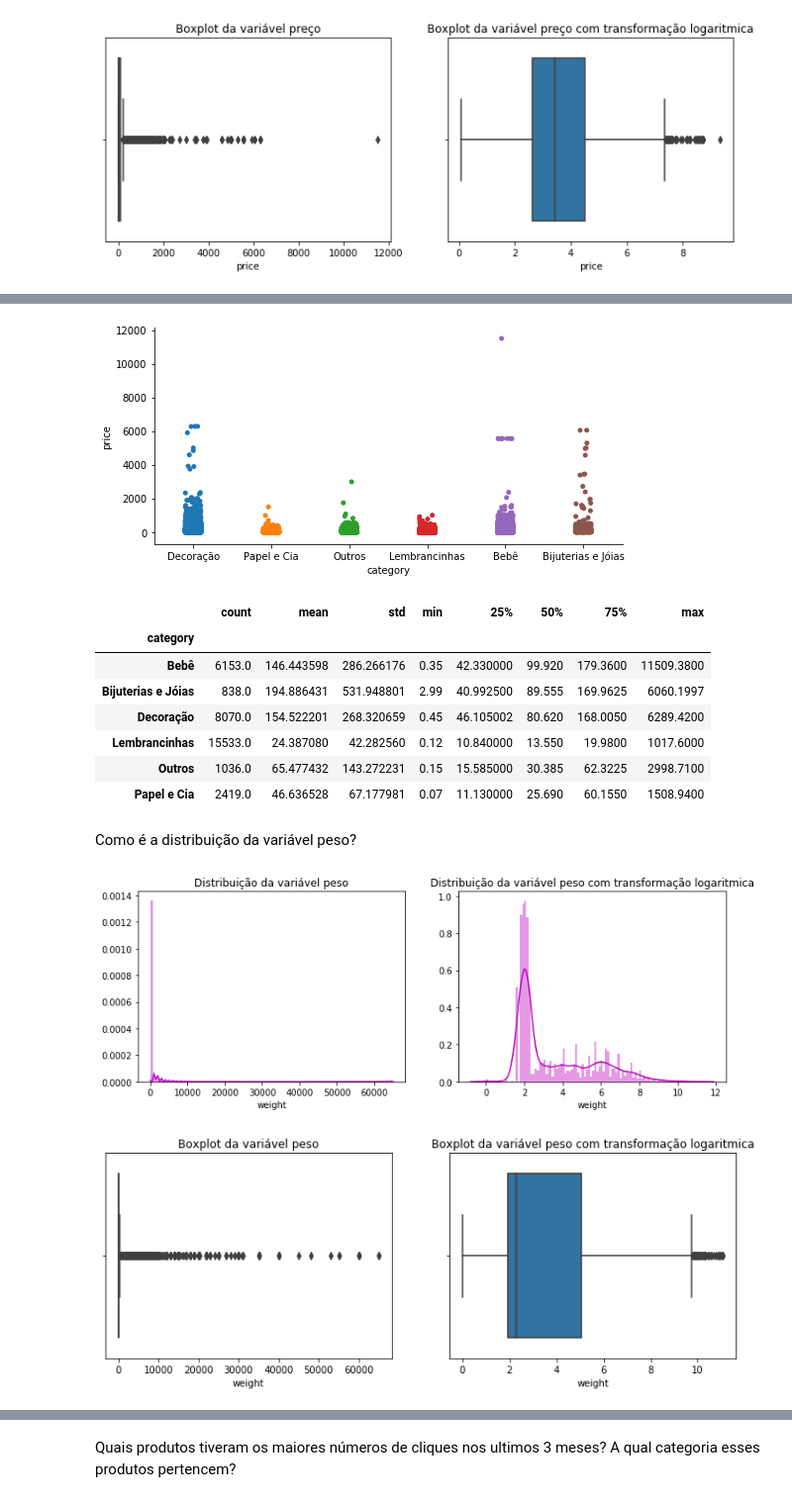
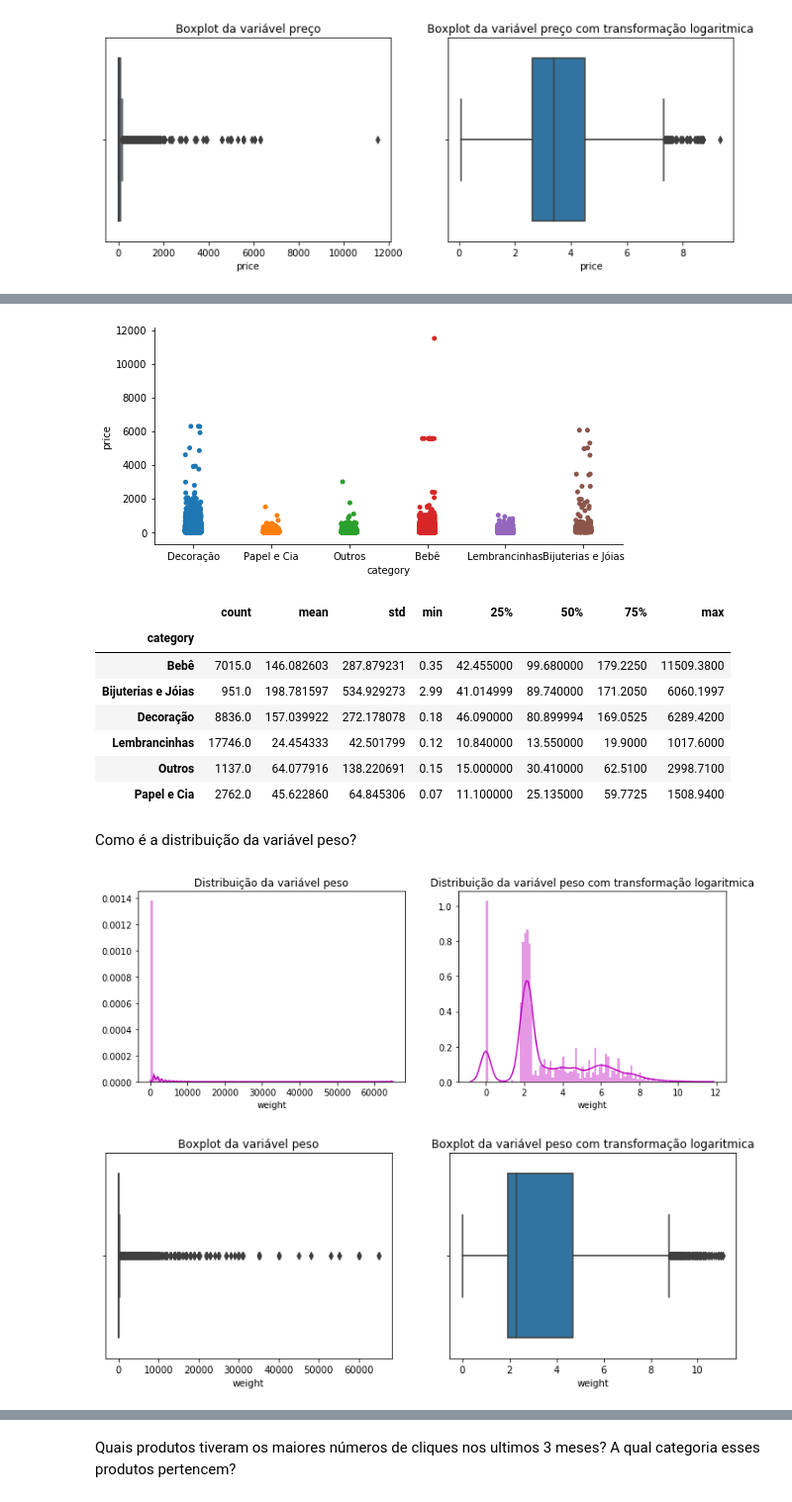
Before and after one commit to natyminski/Teste-Elo-7, a Jupyter notebook: Teste Elo 7.ipynb, the cells around one changed output, grey strips where cells are left out. Shown at 99% size. Drawn from its saved outputs; the diff is of its cells as text; code cells hidden in the pictures.

```diff
--- a/Teste Elo 7.ipynb
+++ b/Teste Elo 7.ipynb
@@ -283,2 +240,0 @@ excluir = dados.loc[dados['weight']==0.0]
-# %%
-dados.drop(excluir.index,axis=0,inplace=True)
@@ -478,38 +383,38 @@ dados.query('price == 11509.38')
 # %%
 ax = sns.catplot(x='category', y='price',data=dados, aspect=2, height=3.8)
 # %% [output]
-[figure, old version]
+[figure, new version]
 # %%
 dados.groupby('category')['price'].describe()
 # %% [output]
 |  | count | mean | std | min | 25% | 50% | 75% | max |
 | category |  |  |  |  |  |  |  |  |
-| Bebê | 6153.0 | 146.443598 | 286.266176 | 0.35 | 42.330000 | 99.920 | 179.3600 | 11509.3800 |
-| Bijuterias e Jóias | 838.0 | 194.886431 | 531.948801 | 2.99 | 40.992500 | 89.555 | 169.9625 | 6060.1997 |
-| Decoração | 8070.0 | 154.522201 | 268.320659 | 0.45 | 46.105002 | 80.620 | 168.0050 | 6289.4200 |
-| Lembrancinhas | 15533.0 | 24.387080 | 42.282560 | 0.12 | 10.840000 | 13.550 | 19.9800 | 1017.6000 |
-| Outros | 1036.0 | 65.477432 | 143.272231 | 0.15 | 15.585000 | 30.385 | 62.3225 | 2998.7100 |
-| Papel e Cia | 2419.0 | 46.636528 | 67.177981 | 0.07 | 11.130000 | 25.690 | 60.1550 | 1508.9400 |
+| Bebê | 7015.0 | 146.082603 | 287.879231 | 0.35 | 42.455000 | 99.680000 | 179.2250 | 11509.3800 |
+| Bijuterias e Jóias | 951.0 | 198.781597 | 534.929273 | 2.99 | 41.014999 | 89.740000 | 171.2050 | 6060.1997 |
+| Decoração | 8836.0 | 157.039922 | 272.178078 | 0.18 | 46.090000 | 80.899994 | 169.0525 | 6289.4200 |
+| Lembrancinhas | 17746.0 | 24.454333 | 42.501799 | 0.12 | 10.840000 | 13.550000 | 19.9000 | 1017.6000 |
+| Outros | 1137.0 | 64.077916 | 138.220691 | 0.15 | 15.000000 | 30.410000 | 62.5100 | 2998.7100 |
+| Papel e Cia | 2762.0 | 45.622860 | 64.845306 | 0.07 | 11.100000 | 25.135000 | 59.7725 | 1508.9400 |
 # %% [markdown]
 Como é a distribuição da variável peso?
 # %%
 fig, axs = plt.subplots(1,2, figsize=(12,4))
 sns.distplot(dados['weight'], color='m', bins=100, hist_kws={'alpha': 0.4}, ax=axs[0])
-sns.distplot(np.log(dados['weight']), color='m', bins=100, hist_kws={'alpha': 0.4}, ax=axs[1])
+sns.distplot(np.log1p(dados['weight']), color='m', bins=100, hist_kws={'alpha': 0.4}, ax=axs[1])
 axs[0].set_title('Distribuição da variável peso')
 axs[1].set_title('Distribuição da variável peso com transformação logaritmica')
 plt.show()
 # %% [output]
-[figure, old version]
+[figure, new version]
 # %%
 fig, axs = plt.subplots(1,2, figsize=(12,4))
 sns.boxplot(dados['weight'],ax=axs[0])
-sns.boxplot(np.log(dados['weight']),ax=axs[1])
+sns.boxplot(np.log1p(dados['weight']),ax=axs[1])
 axs[0].set_title('Boxplot da variável peso')
 axs[1].set_title('Boxplot da variável peso com transformação logaritmica')
 plt.show()
 # %% [output]
-[figure, old version]
+[figure, new version]
 # %%
 ax = sns.catplot(x='category', y='weight',data=dados, aspect=2, height=3.8)
 # %% [output]
```
Also changed, not shown: parts of 73 cells of this notebook.
